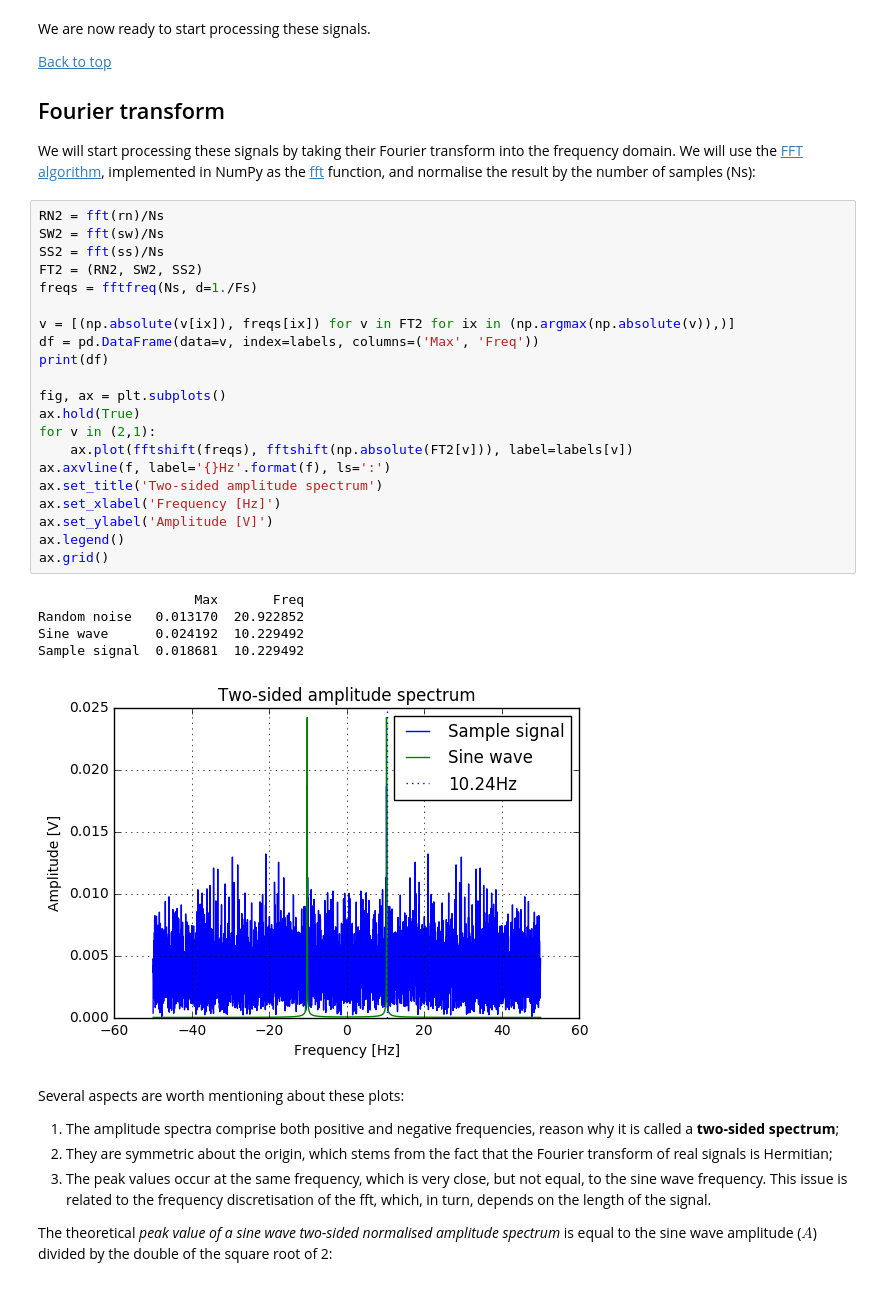
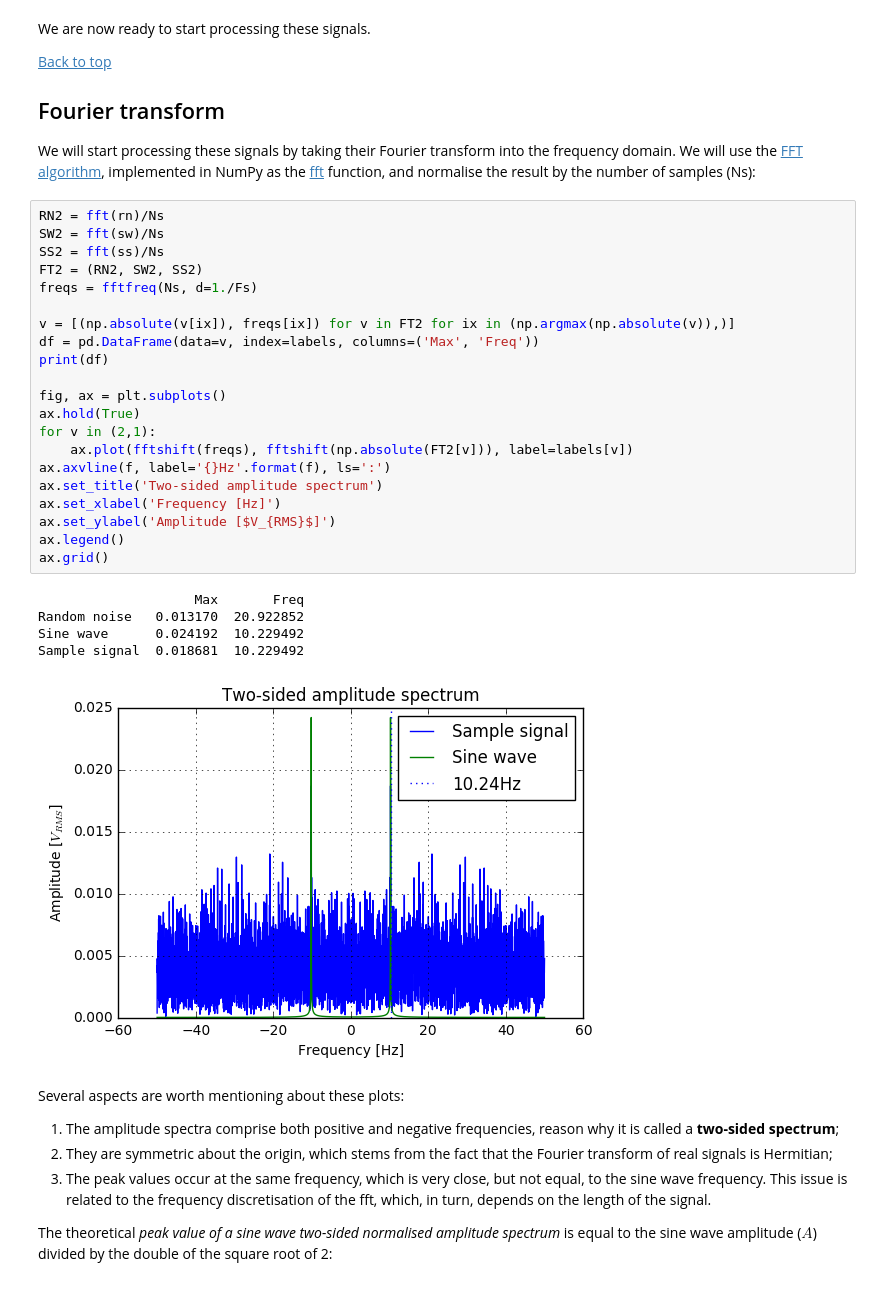
Before and after one commit to pxcandeias/py-notebooks, a Jupyter notebook: DSP_FFT_psd.ipynb, the cells around one changed output. Cells and saved outputs as stored; diff of their text form.

```diff
--- a/DSP_FFT_psd.ipynb
+++ b/DSP_FFT_psd.ipynb
@@ -135,30 +135,30 @@ We will start processing these signals by taking their Fourier transform into th
 # %%
 RN2 = fft(rn)/Ns
 SW2 = fft(sw)/Ns
 SS2 = fft(ss)/Ns
 FT2 = (RN2, SW2, SS2)
 freqs = fftfreq(Ns, d=1./Fs)
 
 v = [(np.absolute(v[ix]), freqs[ix]) for v in FT2 for ix in (np.argmax(np.absolute(v)),)]
 df = pd.DataFrame(data=v, index=labels, columns=('Max', 'Freq'))
 print(df)
 
 fig, ax = plt.subplots()
 ax.hold(True)
 for v in (2,1):
     ax.plot(fftshift(freqs), fftshift(np.absolute(FT2[v])), label=labels[v])
 ax.axvline(f, label='{}Hz'.format(f), ls=':')
 ax.set_title('Two-sided amplitude spectrum')
 ax.set_xlabel('Frequency [Hz]')
-ax.set_ylabel('Amplitude [V]')
+ax.set_ylabel('Amplitude [$V_{RMS}$]')
 ax.legend()
 ax.grid()
 # %% [output]
                     Max       Freq
 Random noise   0.013170  20.922852
 Sine wave      0.024192  10.229492
 Sample signal  0.018681  10.229492
-[figure, old version]
+[figure, new version]
 # %% [markdown]
 Several aspects are worth mentioning about these plots:
 
```
Also changed, not shown: parts of 9 cells of this notebook.
